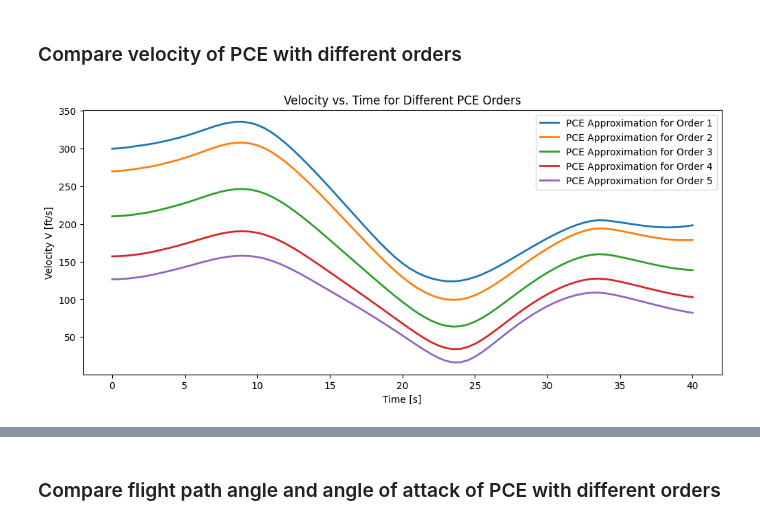
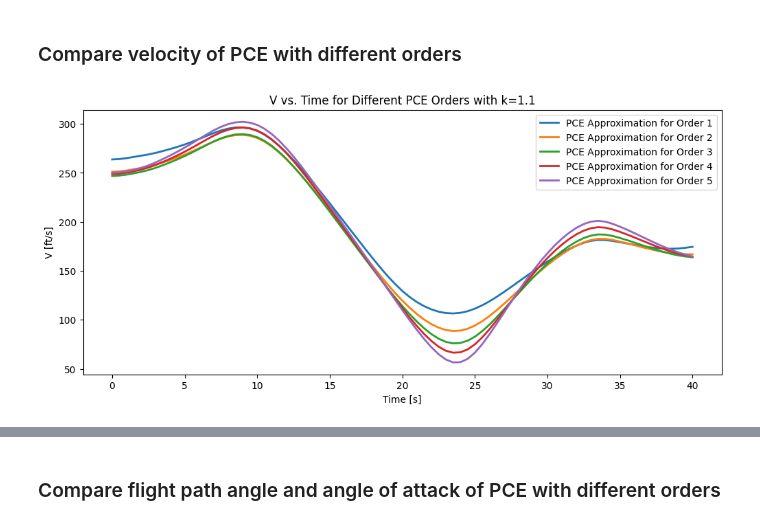
Before and after one commit to dmw1998/Case_Study_Log, a Jupyter notebook: compare_orders.ipynb, the cells around one changed output, grey strips where cells are left out. Saved outputs shown, nothing was run; the diff lists cells and outputs as text; code cells hidden in the pictures.

```diff
--- a/compare_orders.ipynb
+++ b/compare_orders.ipynb
@@ -316,3 +316,18 @@ def plot_pce_trajectories(res, pce_order, k_mean=1.0, k_std=0.25, tf=40, N=80):
     plt.suptitle(f'PCE Order {pce_order} Trajectories with k ~ N({k_mean}, {k_std})')
     plt.tight_layout()
     plt.show()
+# %%
+def plot_t_pce(res, var, pce_order, k_fix, k_mean=1.0, k_std=0.25, tf=40, N=80):
+    dist = cp.Normal(k_mean, k_std)
+    poly_basis = cp.expansion.stieltjes(pce_order, dist, retall=False)
+
+    var_data = res[var]  # shape: (M, N+1)
+    M = var_data.shape[0]
+    t_grid = np.linspace(0, tf, N+1)
+
+    pce_res = np.zeros_like(t_grid)
+    basis_vals = poly_basis(k_fix)
+    for j, _ in enumerate(t_grid):
+        pce_res[j] = np.sum(var_data[:, j] * basis_vals)
+
+    plt.plot(t_grid, pce_res, label='PCE Approximation for Order {}'.format(pce_order), linewidth=2)
@@ -792,14 +829,15 @@ def plot_V_t_pce(res, pce_order, k_mean=1.0, k_std=0.25, tf=40, N=80):
 # %%
+var, k = 'V', 1.1
 plt.figure(figsize=(12, 5))
-plot_V_t_pce(res1, pce_order=1)
-plot_V_t_pce(res2, pce_order=2)
-plot_V_t_pce(res3, pce_order=3)
-plot_V_t_pce(res4, pce_order=4)
-plot_V_t_pce(res5, pce_order=5)
+plot_t_pce(res1, var, pce_order=1, k_fix=k)
+plot_t_pce(res2, var, pce_order=2, k_fix=k)
+plot_t_pce(res3, var, pce_order=3, k_fix=k)
+plot_t_pce(res4, var, pce_order=4, k_fix=k)
+plot_t_pce(res5, var, pce_order=5, k_fix=k)
 plt.xlabel('Time [s]')
-plt.ylabel('Velocity V [ft/s]')
-plt.title('Velocity vs. Time for Different PCE Orders')
+plt.ylabel(f'{var} [ft/s]')
+plt.title(f'{var} vs. Time for Different PCE Orders with k={k}')
 plt.legend()
 plt.show()
 # %% [output]
-[figure, old version]
+[figure, new version]
```
Also changed, not shown: parts of 13 cells of this notebook.
